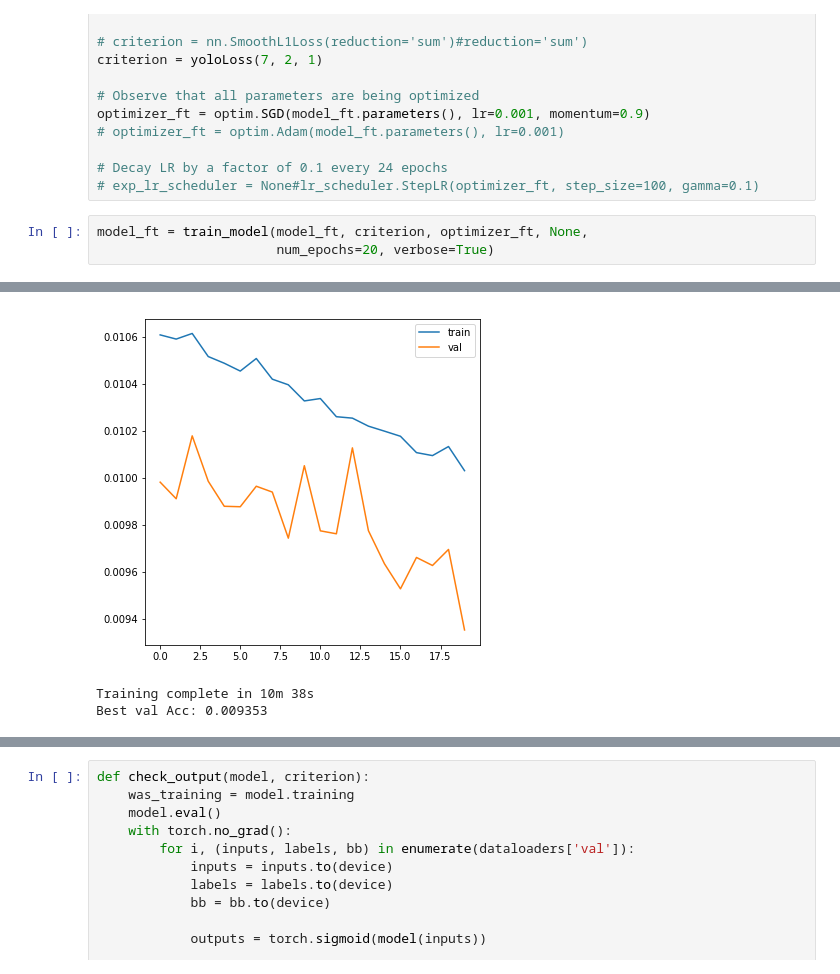
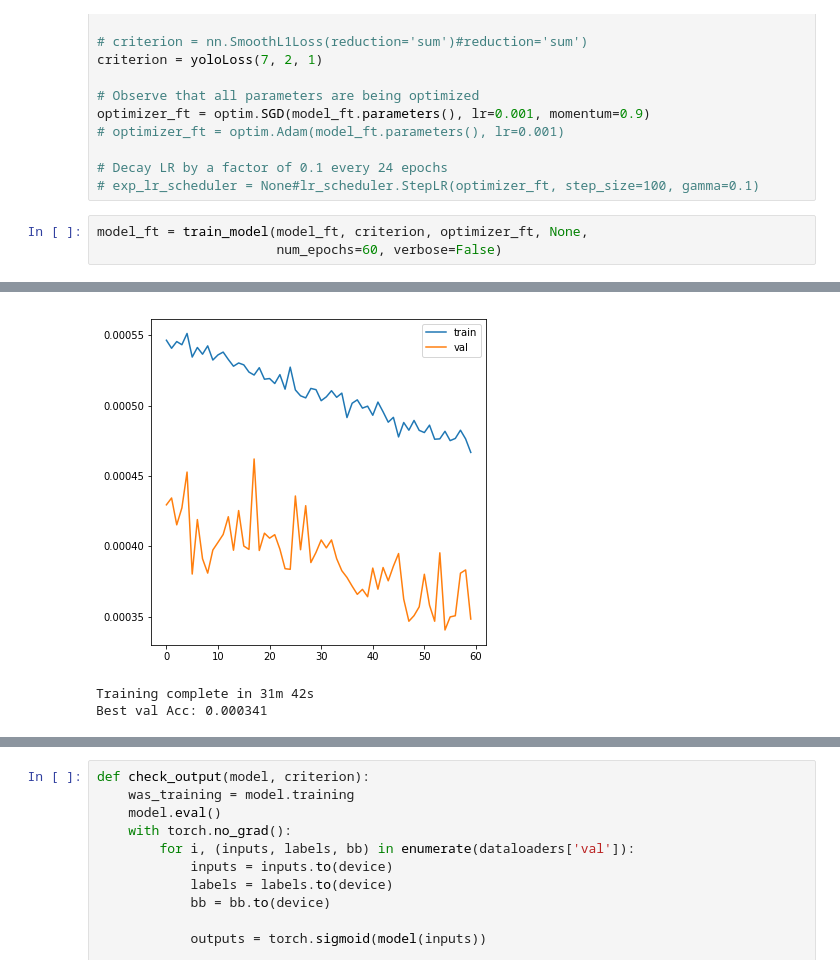
Before and after one commit to MarkGrivainis/healthcare_informatics_2018, a Jupyter notebook: localizations/Model_03_YOLO_full_set_AlexNet.ipynb, the cells around one changed output, grey strips where cells are left out. Saved outputs shown, nothing was run; the diff lists cells and outputs as text.

```diff
--- a/localizations/Model_03_YOLO_full_set_AlexNet.ipynb
+++ b/localizations/Model_03_YOLO_full_set_AlexNet.ipynb
@@ -530,5 +530,5 @@ optimizer_ft = optim.SGD(model_ft.parameters(), lr=0.001, momentum=0.9)
 # exp_lr_scheduler = None#lr_scheduler.StepLR(optimizer_ft, step_size=100, gamma=0.1)
 # %%
 model_ft = train_model(model_ft, criterion, optimizer_ft, None,
-                       num_epochs=20, verbose=True)
+                       num_epochs=60, verbose=False)
 # %% [output]
@@ -552,4 +547,4 @@ val Loss: 0.0094
-[figure, old version]
+[figure, new version]
-Training complete in 10m 38s
-Best val Acc: 0.009353
+Training complete in 31m 42s
+Best val Acc: 0.000341
 # %%
```
Also changed, not shown: parts of 5 cells of this notebook.
